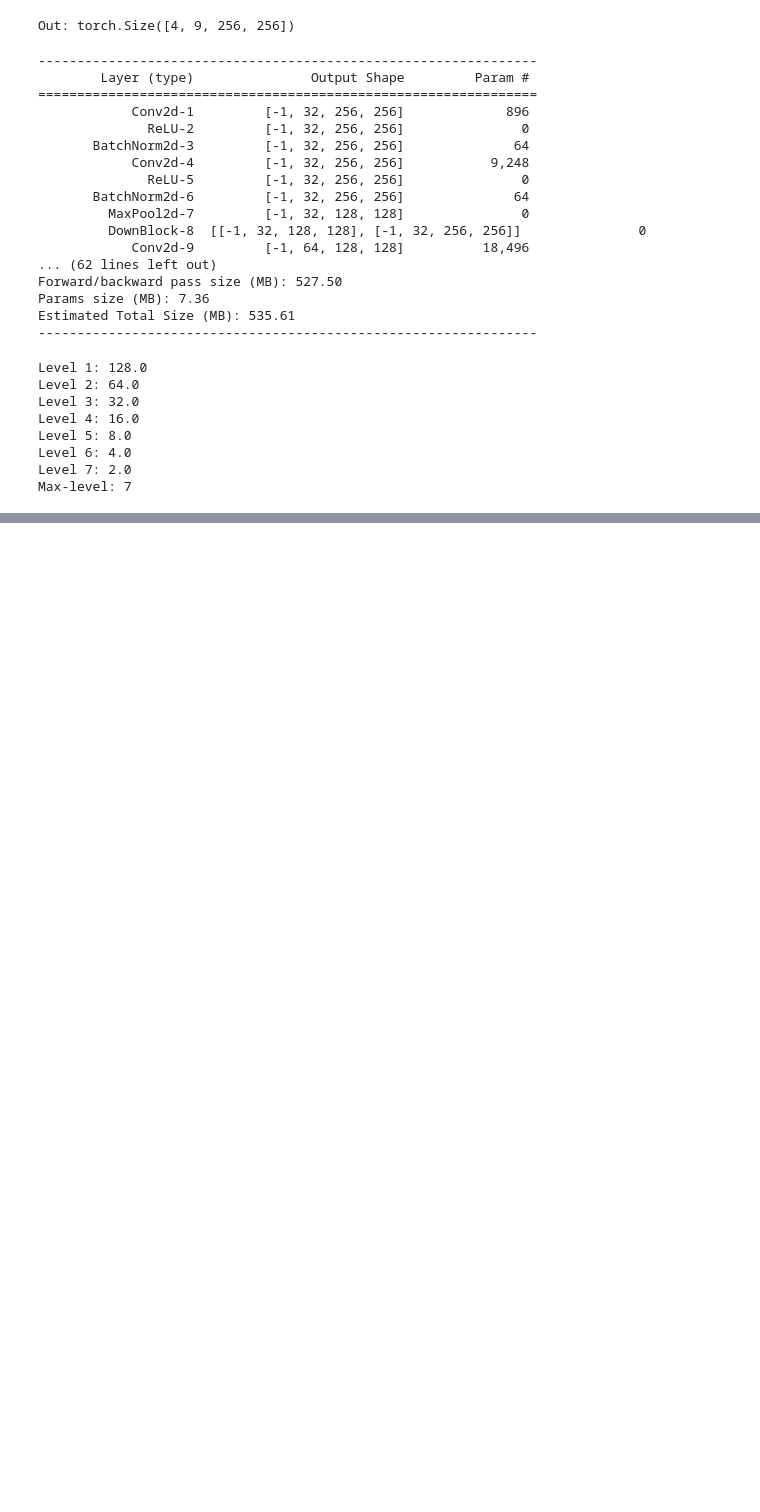
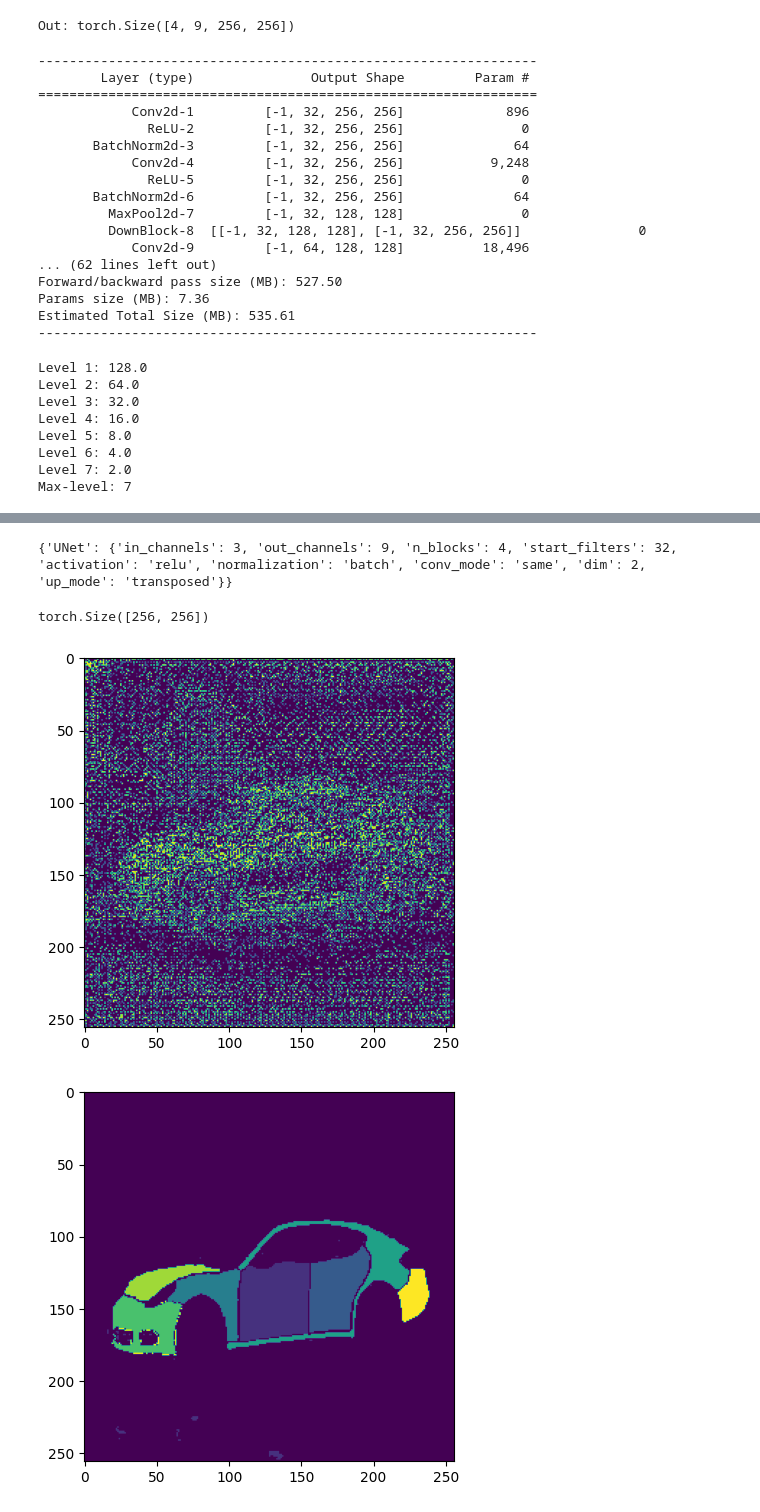
Before and after one commit to MikkelDitlevOlsen1/Deep-Learning, a Jupyter notebook: pytorch.ipynb, the cells around one changed output, grey strips where cells are left out. Saved outputs shown, nothing was run; the diff lists cells and outputs as text; code cells hidden in the pictures; blank space fills up the shorter version.

```diff
--- a/pytorch.ipynb
+++ b/pytorch.ipynb
@@ -676,7 +676,7 @@ class batches(data.Dataset):
         return math.ceil(len(self.x) / self.batch_size)
 
     def __getitem__(self, idx):
-        batch_x = torch.unsqueeze(self.x[idx],0)
-        batch_y = torch.unsqueeze(self.y[idx],0)
+        batch_x = self.x[idx]
+        batch_y =self.y[idx]
 
         return batch_x.type(self.inputs_dtype),batch_y.type(self.inputs_dtype)
@@ -734,4 +700,0 @@ torch.Size([1, 3, 256, 256])
-# %%
-
-with torch.no_grad():
-        out = model(testdata[0][0])
@@ -748,0 +737,10 @@ plt.imshow(torch.argmax(out1,dim=1)[0])
+# %%
+model.eval()
+# %% [output]
+{'UNet': {'in_channels': 3, 'out_channels': 9, 'n_blocks': 4, 'start_filters': 32, 'activation': 'relu', 'normalization': 'batch', 'conv_mode': 'same', 'dim': 2, 'up_mode': 'transposed'}}
+# %%
+
+target= torch.unsqueeze(testdata[0][0],0)
+# %%
+with torch.no_grad():
+        out = model(target)
@@ -748,0 +749,14 @@ plt.imshow(torch.argmax(out1,dim=1)[0])
+# %%
+torch.argmax(out1,dim=1)[0].shape
+# %% [output]
+torch.Size([256, 256])
+# %%
+#prediction
+plt.imshow(torch.argmax(out1,dim=1)[0])
+plt.show()
+#true
+plt.imshow(test_y[0])
+plt.show()
+# %% [output]
+[figure, added]
+[figure, added]
```
Also changed, not shown: parts of 19 cells of this notebook, 1 other file.
